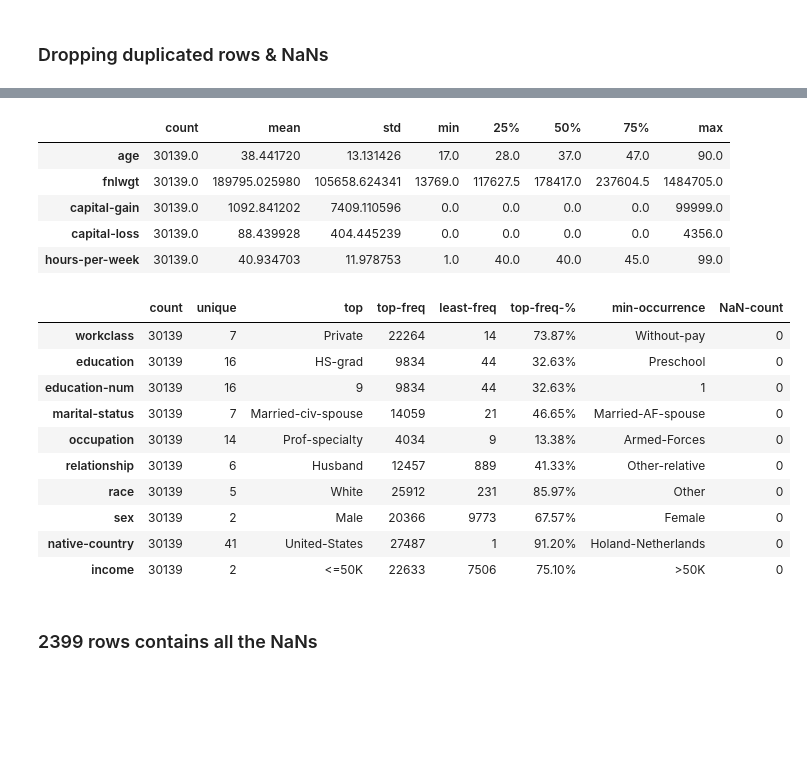
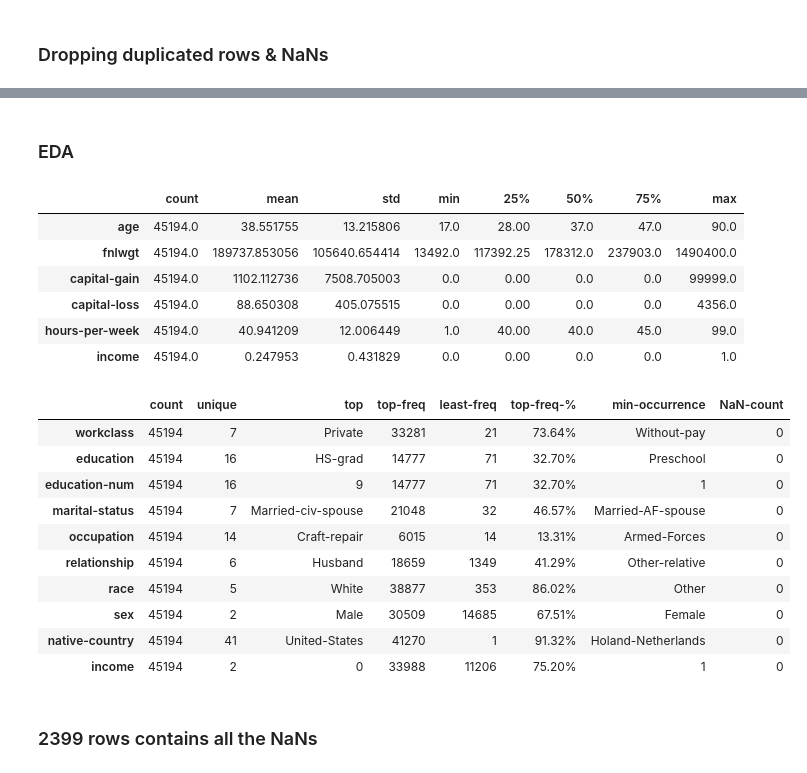
Before and after one commit to HanyAbdelsalam/UCI-Adult-Income-Data-Analysis-practice, a Jupyter notebook: main.ipynb, the cells around one changed output, grey strips where cells are left out. Cells and saved outputs as stored; diff of their text form; code cells hidden in the pictures; blank space fills up the shorter version.

```diff
--- a/main.ipynb
+++ b/main.ipynb
@@ -19,8 +24,8 @@ columns = ['age', 'workclass', 'fnlwgt', 'education', 'education-num', 'marital-
 
 train = pd.read_csv('adult/adult.data', header=None, names=columns, skipinitialspace=True, na_values='?')
 test = pd.read_csv('adult/adult.test', header=None, names=columns, skipinitialspace=True, na_values='?', skiprows=1)
-
-train.head()
+full_data = pd.concat([train, test])
+full_data.head()
 # %% [output]
 |  | age | workclass | fnlwgt | education | education-num | marital-status | occupation | relationship | ... |
 | 0 | 39 | State-gov | 77516 | Bachelors | 13 | Never-married | Adm-clerical | Not-in-family | ... |
@@ -97 +102,5 @@ train = train.dropna()
+# %%
+full_data = full_data.drop_duplicates()
+# %%
+full_data = full_data.dropna()
 # %%
@@ -116,0 +128,9 @@ memory usage: 3.7+ MB
+# %%
+# Transform the target variable into 1s and 0s
+
+full_data['income'] = full_data['income'].map({
+    '>50K': 1,
+    '>50K.': 1,
+    '<=50K': 0,
+    '<=50K.': 0})
+full_data.head()
@@ -117,48 +144,51 @@ memory usage: 3.7+ MB
+# %% [markdown]
+### EDA
 # %%
-numerical_columns = ['age', 'fnlwgt', 'capital-gain', 'capital-loss', 'hours-per-week']
-numerical_df = train[numerical_columns]
+numerical_columns = ['age', 'fnlwgt', 'capital-gain', 'capital-loss', 'hours-per-week', 'income']
+numerical_df = full_data[numerical_columns]
 numerical_df.describe().T
 # %% [output]
 |  | count | mean | std | min | 25% | 50% | 75% | max |
-| age | 30139.0 | 38.441720 | 13.131426 | 17.0 | 28.0 | 37.0 | 47.0 | 90.0 |
-| fnlwgt | 30139.0 | 189795.025980 | 105658.624341 | 13769.0 | 117627.5 | 178417.0 | 237604.5 | 1484705.0 |
-| capital-gain | 30139.0 | 1092.841202 | 7409.110596 | 0.0 | 0.0 | 0.0 | 0.0 | 99999.0 |
-| capital-loss | 30139.0 | 88.439928 | 404.445239 | 0.0 | 0.0 | 0.0 | 0.0 | 4356.0 |
-| hours-per-week | 30139.0 | 40.934703 | 11.978753 | 1.0 | 40.0 | 40.0 | 45.0 | 99.0 |
+| age | 45194.0 | 38.551755 | 13.215806 | 17.0 | 28.00 | 37.0 | 47.0 | 90.0 |
+| fnlwgt | 45194.0 | 189737.853056 | 105640.654414 | 13492.0 | 117392.25 | 178312.0 | 237903.0 | 1490400.0 |
+| capital-gain | 45194.0 | 1102.112736 | 7508.705003 | 0.0 | 0.00 | 0.0 | 0.0 | 99999.0 |
+| capital-loss | 45194.0 | 88.650308 | 405.075515 | 0.0 | 0.00 | 0.0 | 0.0 | 4356.0 |
+| hours-per-week | 45194.0 | 40.941209 | 12.006449 | 1.0 | 40.00 | 40.0 | 45.0 | 99.0 |
+| income | 45194.0 | 0.247953 | 0.431829 | 0.0 | 0.00 | 0.0 | 0.0 | 1.0 |
 # %%
 categorical_columns = [ 'workclass', 'education', 'education-num', 'marital-status',
                         'occupation', 'relationship', 'race', 'sex', 'native-country', 'income']
 index = ['count', 'unique', 'top', 'top-freq', 'least-freq', 'top-freq-%', 'min-occurrence', 'NaN-count']
 
 def summarize_column(column):
-    value_counts = train[column].value_counts()
-    most_freq_percentage = (value_counts.max() / train[column].count()) * 100
+    value_counts = full_data[column].value_counts()
+    most_freq_percentage = (value_counts.max() / full_data[column].count()) * 100
 
     return [
-        train[column].count(),              # Non-null count
-        train[column].nunique(),            # Number of unique values
+        full_data[column].count(),              # Non-null count
+        full_data[column].nunique(),            # Number of unique values
         value_counts.idxmax(),              # Most frequent value (label)
         value_counts.max(),                 # Frequency of the most frequent value
         value_counts.min(),                 # Frequency of the least frequent value
         f"{most_freq_percentage:.2f}%",     # Percentage of the most frequent value
         value_counts.idxmin(),              # Least frequent value (label)
-        train[column].isna().sum()          # Null count
+        full_data[column].isna().sum()          # Null count
     ]
 
 categorical_dict = {col: summarize_column(col) for col in categorical_columns}
 categorical_df = pd.DataFrame(categorical_dict, index=index)
 categorical_df.T
 # %% [output]
 |  | count | unique | top | top-freq | least-freq | top-freq-% | min-occurrence | NaN-count |
-| workclass | 30139 | 7 | Private | 22264 | 14 | 73.87% | Without-pay | 0 |
-| education | 30139 | 16 | HS-grad | 9834 | 44 | 32.63% | Preschool | 0 |
-| education-num | 30139 | 16 | 9 | 9834 | 44 | 32.63% | 1 | 0 |
-| marital-status | 30139 | 7 | Married-civ-spouse | 14059 | 21 | 46.65% | Married-AF-spouse | 0 |
-| occupation | 30139 | 14 | Prof-specialty | 4034 | 9 | 13.38% | Armed-Forces | 0 |
-| relationship | 30139 | 6 | Husband | 12457 | 889 | 41.33% | Other-relative | 0 |
-| race | 30139 | 5 | White | 25912 | 231 | 85.97% | Other | 0 |
-| sex | 30139 | 2 | Male | 20366 | 9773 | 67.57% | Female | 0 |
-| native-country | 30139 | 41 | United-States | 27487 | 1 | 91.20% | Holand-Netherlands | 0 |
-| income | 30139 | 2 | <=50K | 22633 | 7506 | 75.10% | >50K | 0 |
+| workclass | 45194 | 7 | Private | 33281 | 21 | 73.64% | Without-pay | 0 |
+| education | 45194 | 16 | HS-grad | 14777 | 71 | 32.70% | Preschool | 0 |
+| education-num | 45194 | 16 | 9 | 14777 | 71 | 32.70% | 1 | 0 |
+| marital-status | 45194 | 7 | Married-civ-spouse | 21048 | 32 | 46.57% | Married-AF-spouse | 0 |
+| occupation | 45194 | 14 | Craft-repair | 6015 | 14 | 13.31% | Armed-Forces | 0 |
+| relationship | 45194 | 6 | Husband | 18659 | 1349 | 41.29% | Other-relative | 0 |
+| race | 45194 | 5 | White | 38877 | 353 | 86.02% | Other | 0 |
+| sex | 45194 | 2 | Male | 30509 | 14685 | 67.51% | Female | 0 |
+| native-country | 45194 | 41 | United-States | 41270 | 1 | 91.32% | Holand-Netherlands | 0 |
+| income | 45194 | 2 | 0 | 33988 | 11206 | 75.20% | 1 | 0 |
 # %% [markdown]
 ### 2399 rows contains all the NaNs
```
Also changed, not shown: parts of 69 cells of this notebook, 1 other file.
